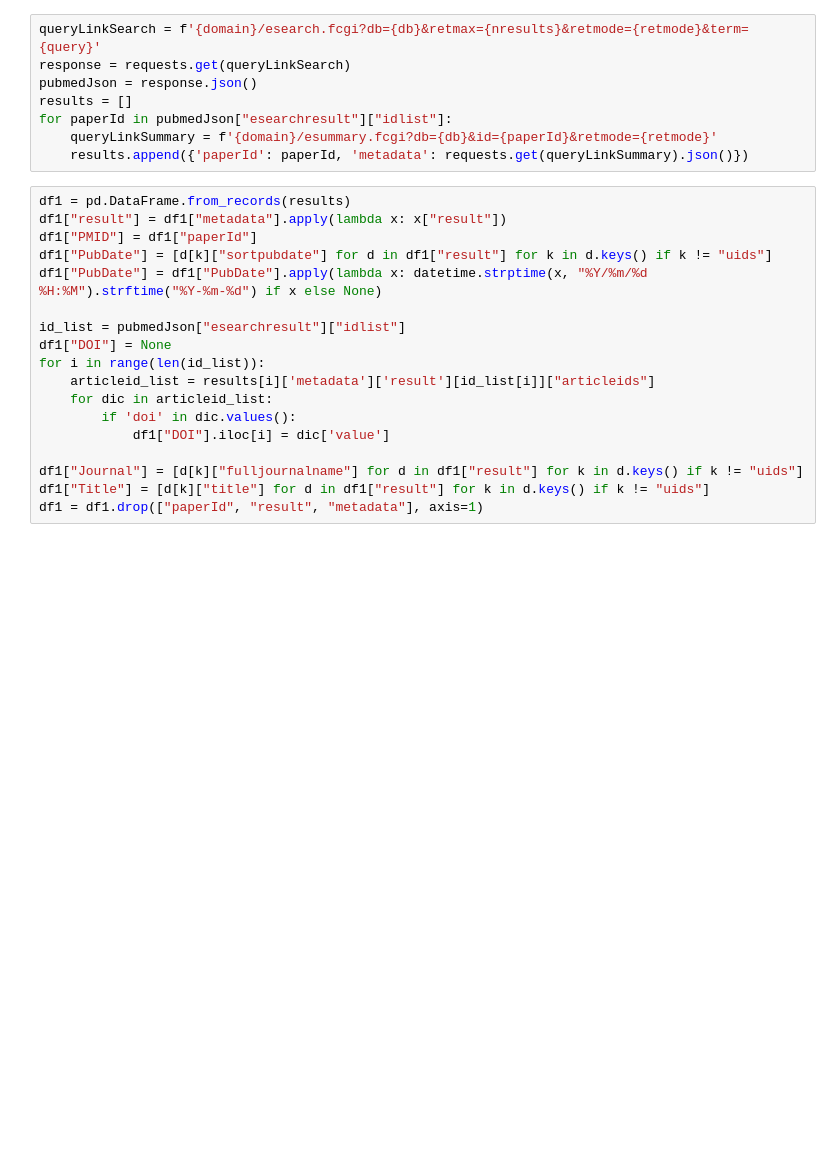
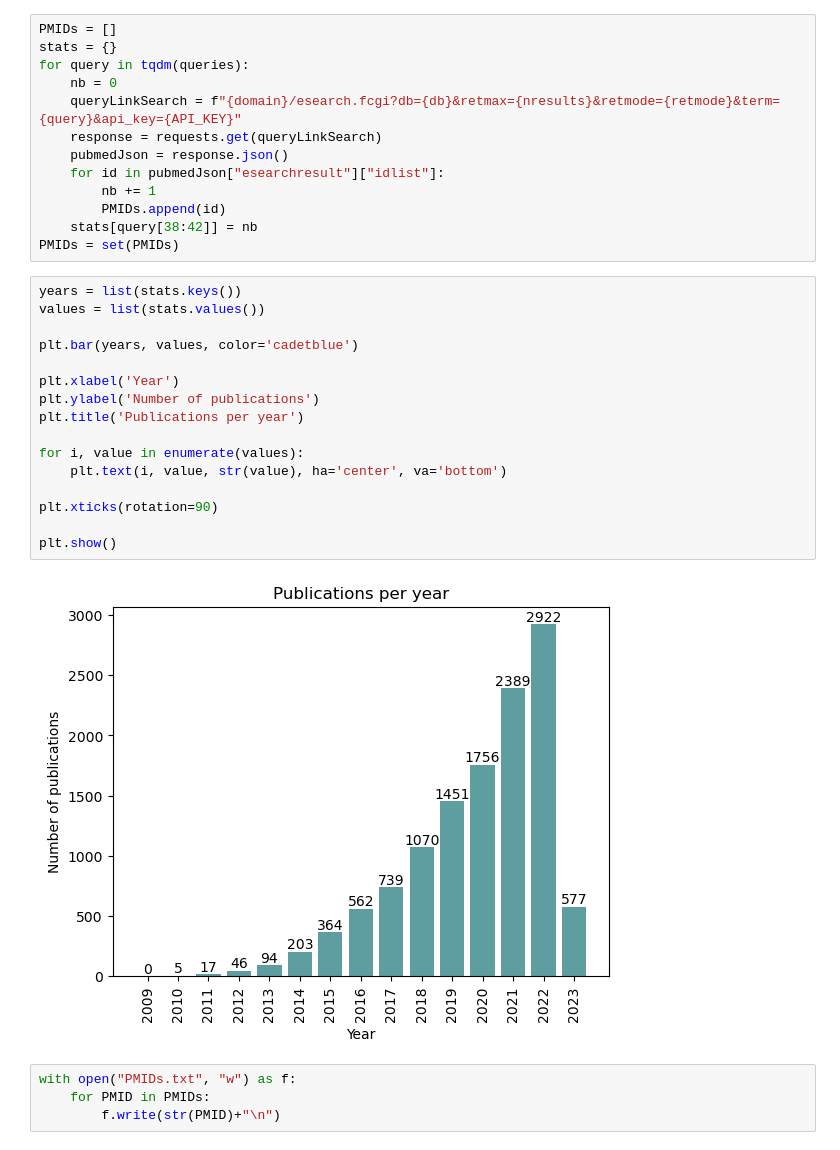
Before and after one commit to zhukovanadezhda/bioinformatics-software, a Jupyter notebook: pubmed_api.ipynb, the cells around one changed output. Drawn from its saved outputs; the diff is of its cells as text; blank space fills up the shorter version.

```diff
--- a/pubmed_api.ipynb
+++ b/pubmed_api.ipynb
@@ -22,26 +38,35 @@ retmode = 'json'
 # %%
-queryLinkSearch = f'{domain}/esearch.fcgi?db={db}&retmax={nresults}&retmode={retmode}&term={query}'
-response = requests.get(queryLinkSearch)
-pubmedJson = response.json()
-results = []
-for paperId in pubmedJson["esearchresult"]["idlist"]:
-    queryLinkSummary = f'{domain}/esummary.fcgi?db={db}&id={paperId}&retmode={retmode}'
-    results.append({'paperId': paperId, 'metadata': requests.get(queryLinkSummary).json()})
+PMIDs = []
+stats = {}
+for query in tqdm(queries):
+    nb = 0
+    queryLinkSearch = f"{domain}/esearch.fcgi?db={db}&retmax={nresults}&retmode={retmode}&term={query}&api_key={API_KEY}"
+    response = requests.get(queryLinkSearch)
+    pubmedJson = response.json()
+    for id in pubmedJson["esearchresult"]["idlist"]:
+        nb += 1
+        PMIDs.append(id)
+    stats[query[38:42]] = nb
+PMIDs = set(PMIDs)
-# %%
-df1 = pd.DataFrame.from_records(results)
-df1["result"] = df1["metadata"].apply(lambda x: x["result"])
-df1["PMID"] = df1["paperId"]
-df1["PubDate"] = [d[k]["sortpubdate"] for d in df1["result"] for k in d.keys() if k != "uids"]
-df1["PubDate"] = df1["PubDate"].apply(lambda x: datetime.strptime(x, "%Y/%m/%d %H:%M").strftime("%Y-%m-%d") if x else None)
-
-id_list = pubmedJson["esearchresult"]["idlist"]
-df1["DOI"] = None
-for i in range(len(id_list)):
-    articleid_list = results[i]['metadata']['result'][id_list[i]]["articleids"]
-    for dic in articleid_list:
-        if 'doi' in dic.values():
-            df1["DOI"].iloc[i] = dic['value']
-
-df1["Journal"] = [d[k]["fulljournalname"] for d in df1["result"] for k in d.keys() if k != "uids"]
-df1["Title"] = [d[k]["title"] for d in df1["result"] for k in d.keys() if k != "uids"]
-df1 = df1.drop(["paperId", "result", "metadata"], axis=1)
+# %%
+years = list(stats.keys())
+values = list(stats.values())
+
+plt.bar(years, values, color='cadetblue')
+
+plt.xlabel('Year')
+plt.ylabel('Number of publications')
+plt.title('Publications per year')
+
+for i, value in enumerate(values):
+    plt.text(i, value, str(value), ha='center', va='bottom')
+
+plt.xticks(rotation=90)
+
+plt.show()
+# %% [output]
+[figure, added]
+# %%
+with open("PMIDs.txt", "w") as f:
+    for PMID in PMIDs:
+        f.write(str(PMID)+"\n")
```
Also changed, not shown: parts of 28 cells of this notebook, 11 other files.
